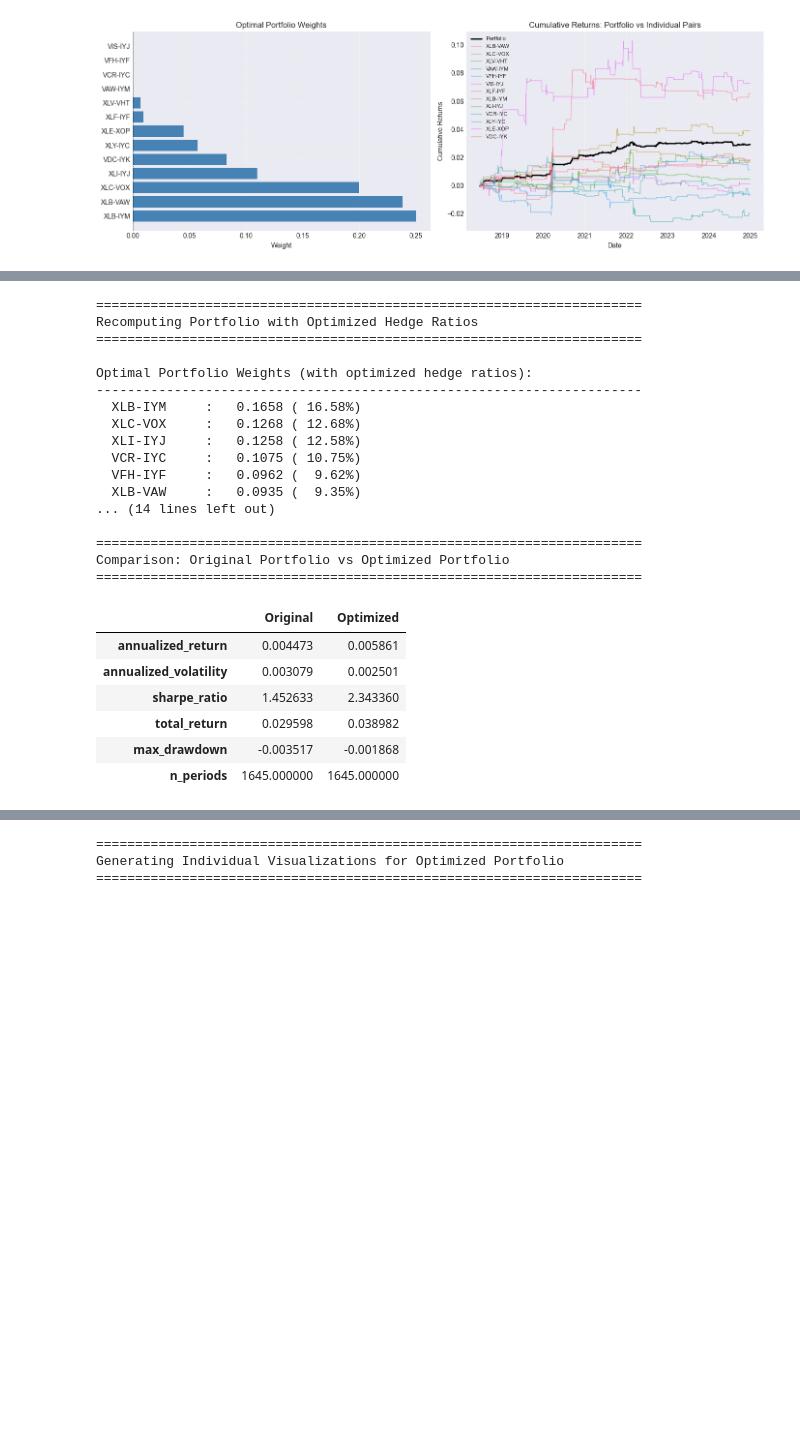
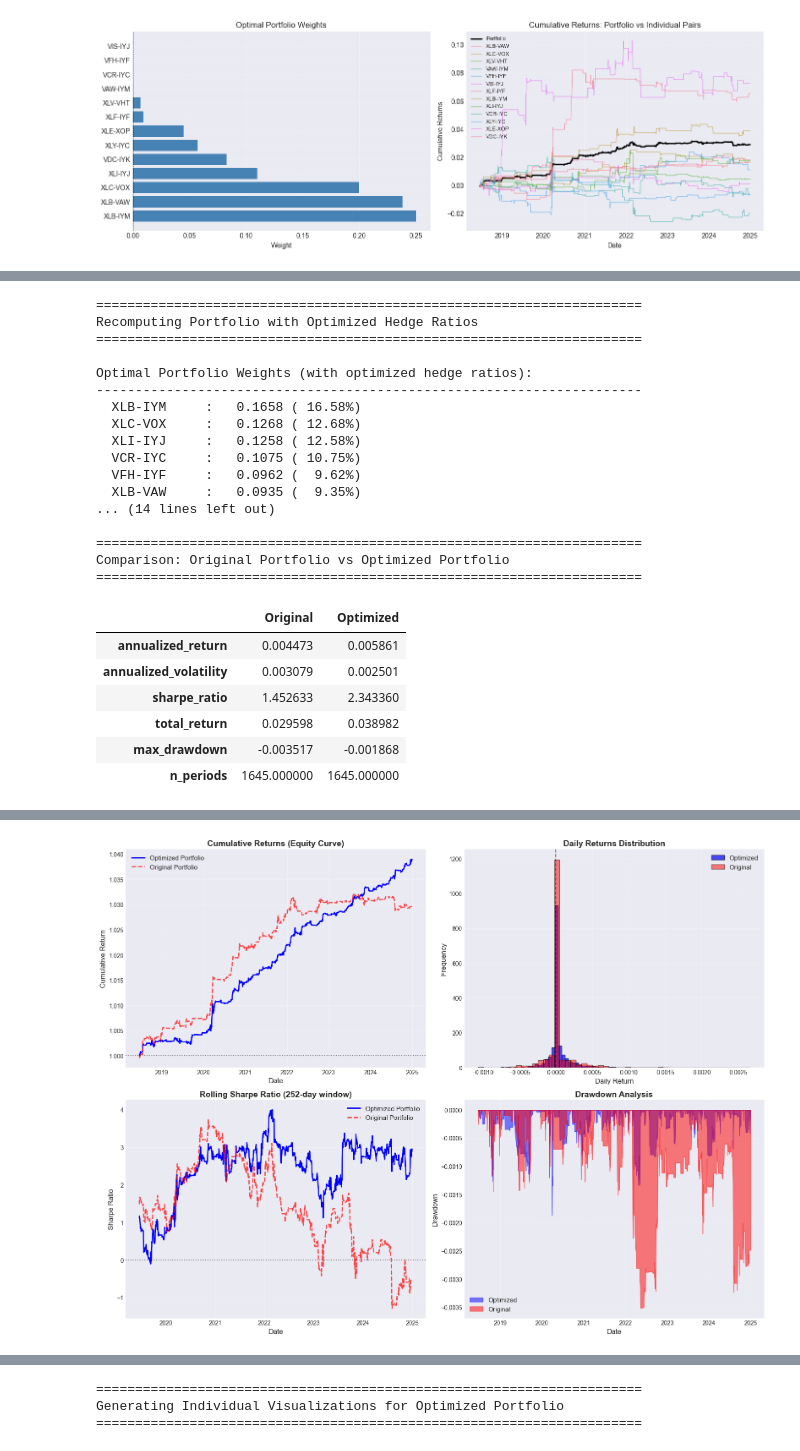
Before and after one commit to chalakorn49265/Statistical-Arbitrage-Group9, a Jupyter notebook: project/final_proj.ipynb, the cells around one changed output, grey strips where cells are left out. Saved outputs shown, nothing was run; the diff lists cells and outputs as text; code cells hidden in the pictures; blank space fills up the shorter version.

```diff
--- a/project/final_proj.ipynb
+++ b/project/final_proj.ipynb
@@ -1514,6 +1514,105 @@ if not SKIP_HEDGE_OPTIMIZATION and 'optimized_hedge_results' in locals():
     portfolio_results['optimized_hedge_weights'] = optimal_weights_optimized
     portfolio_results['optimized_hedge_returns'] = portfolio_returns_optimized
     portfolio_results['optimized_hedge_metrics'] = portfolio_metrics_optimized
+
+    # Plot portfolio returns
+    print("\n" + "="*70)
+    print("Portfolio Returns Visualization")
+    print("="*70)
+
+    fig, axes = plt.subplots(2, 2, figsize=(16, 12))
+
+    # 1. Cumulative Returns (Equity Curve)
+    cumulative_returns_optimized = (1 + portfolio_returns_optimized).cumprod()
+    cumulative_returns_original = (1 + portfolio_returns).cumprod()
+
+    axes[0, 0].plot(cumulative_returns_optimized.index, cumulative_returns_optimized.values,
+                    label='Optimized Portfolio', linewidth=2, color='blue')
+    axes[0, 0].plot(cumulative_returns_original.index, cumulative_returns_original.values,
+                    label='Original Portfolio', linewidth=2, color='red', alpha=0.7, linestyle='--')
+    axes[0, 0].axhline(y=1.0, color='black', linestyle=':', alpha=0.5)
+    axes[0, 0].set_title('Cumulative Returns (Equity Curve)', fontsize=14, fontweight='bold')
+    axes[0, 0].set_xlabel('Date', fontsize=12)
+    axes[0, 0].set_ylabel('Cumulative Return', fontsize=12)
+    axes[0, 0].legend(fontsize=11)
+    axes[0, 0].grid(True, alpha=0.3)
+
+    # 2. Daily Returns Distribution
+    axes[0, 1].hist(portfolio_returns_optimized.values, bins=50, alpha=0.7,
+                     label='Optimized', color='blue', edgecolor='black')
+    axes[0, 1].hist(portfolio_returns.values, bins=50, alpha=0.5,
+                     label='Original', color='red', edgecolor='black')
+    axes[0, 1].axvline(x=0, color='black', linestyle='--', alpha=0.5)
+    axes[0, 1].set_title('Daily Returns Distribution', fontsize=14, fontweight='bold')
+    axes[0, 1].set_xlabel('Daily Return', fontsize=12)
+    axes[0, 1].set_ylabel('Frequency', fontsize=12)
+    axes[0, 1].legend(fontsize=11)
+    axes[0, 1].grid(True, alpha=0.3)
+
+    # 3. Rolling Sharpe Ratio (252-day window)
+    rolling_window = min(252, len(portfolio_returns_optimized))
+    if rolling_window > 60:  # Only plot if we have enough data
+        rolling_sharpe_optimized = portfolio_returns_optimized.rolling(window=rolling_window).mean() / \
+                                   portfolio_returns_optimized.rolling(window=rolling_window).std() * np.sqrt(252)
+        rolling_sharpe_original = portfolio_returns.rolling(window=rolling_window).mean() / \
+                                 portfolio_returns.rolling(window=rolling_window).std() * np.sqrt(252)
+
+        axes[1, 0].plot(rolling_sharpe_optimized.index, rolling_sharpe_optimized.values,
+                        label='Optimized Portfolio', linewidth=2, color='blue')
+        axes[1, 0].plot(rolling_sharpe_original.index, rolling_sharpe_original.values,
+                        label='Original Portfolio', linewidth=2, color='red', alpha=0.7, linestyle='--')
+        axes[1, 0].axhline(y=0, color='black', linestyle=':', alpha=0.5)
+        axes[1, 0].set_title(f'Rolling Sharpe Ratio ({rolling_window}-day window)', fontsize=14, fontweight='bold')
+        axes[1, 0].set_xlabel('Date', fontsize=12)
+        axes[1, 0].set_ylabel('Sharpe Ratio', fontsize=12)
+        axes[1, 0].legend(fontsize=11)
+        axes[1, 0].grid(True, alpha=0.3)
+    else:
+        axes[1, 0].text(0.5, 0.5, 'Insufficient data for rolling Sharpe',
+                        ha='center', va='center', fontsize=12)
+        axes[1, 0].set_title('Rolling Sharpe Ratio', fontsize=14, fontweight='bold')
+
+    # 4. Drawdown Analysis
+    equity_optimized = cumulative_returns_optimized
+    running_max_optimized = equity_optimized.expanding().max()
+    drawdown_optimized = (equity_optimized - running_max_optimized) / running_max_optimized
+
+    equity_original = cumulative_returns_original
+    running_max_original = equity_original.expanding().max()
+    drawdown_original = (equity_original - running_max_original) / running_max_original
+
+    # Clean data for plotting
+    dd_optimized_clean = drawdown_optimized.dropna().astype(float)
+    dd_original_clean = drawdown_original.dropna().astype(float)
+
+    axes[1, 1].fill_between(dd_optimized_clean.index, dd_optimized_clean.values, 0,
+                            alpha=0.5, label='Optimized', color='blue')
+    axes[1, 1].fill_between(dd_original_clean.index, dd_original_clean.values, 0,
+                            alpha=0.5, label='Original', color='red')
+    axes[1, 1].set_title('Drawdown Analysis', fontsize=14, fontweight='bold')
+    axes[1, 1].set_xlabel('Date', fontsize=12)
+    axes[1, 1].set_ylabel('Drawdown', fontsize=12)
+    axes[1, 1].legend(fontsize=11)
+    axes[1, 1].grid(True, alpha=0.3)
+
+    plt.tight_layout()
+    plt.show()
+
+    # Print summary statistics
+    print("\nReturn Statistics Summary:")
+    print("-"*70)
+    print(f"Optimized Portfolio:")
+    print(f"  Total Return: {portfolio_metrics_optimized.get('total_return', 0)*100:.2f}%")
+    print(f"  Annualized Return: {portfolio_metrics_optimized.get('annualized_return', 0)*100:.2f}%")
+    print(f"  Annualized Volatility: {portfolio_metrics_optimized.get('annualized_volatility', 0)*100:.2f}%")
+    print(f"  Sharpe Ratio: {portfolio_metrics_optimized.get('sharpe_ratio', 0):.4f}")
+    print(f"  Max Drawdown: {portfolio_metrics_optimized.get('max_drawdown', 0)*100:.2f}%")
+    print(f"\nOriginal Portfolio:")
+    print(f"  Total Return: {portfolio_metrics.get('total_return', 0)*100:.2f}%")
+    print(f"  Annualized Return: {portfolio_metrics.get('annualized_return', 0)*100:.2f}%")
+    print(f"  Annualized Volatility: {portfolio_metrics.get('annualized_volatility', 0)*100:.2f}%")
+    print(f"  Sharpe Ratio: {portfolio_metrics.get('sharpe_ratio', 0):.4f}")
+    print(f"  Max Drawdown: {portfolio_metrics.get('max_drawdown', 0)*100:.2f}%")
 else:
     print("Skipping portfolio recomputation (hedge ratio optimization was skipped)")
 # %% [output]
@@ -1543,0 +1646 @@ Comparison: Original Portfolio vs Optimized Portfolio
+[figure, added]
```
Also changed, not shown: parts of 2 cells of this notebook, 7 other files.
